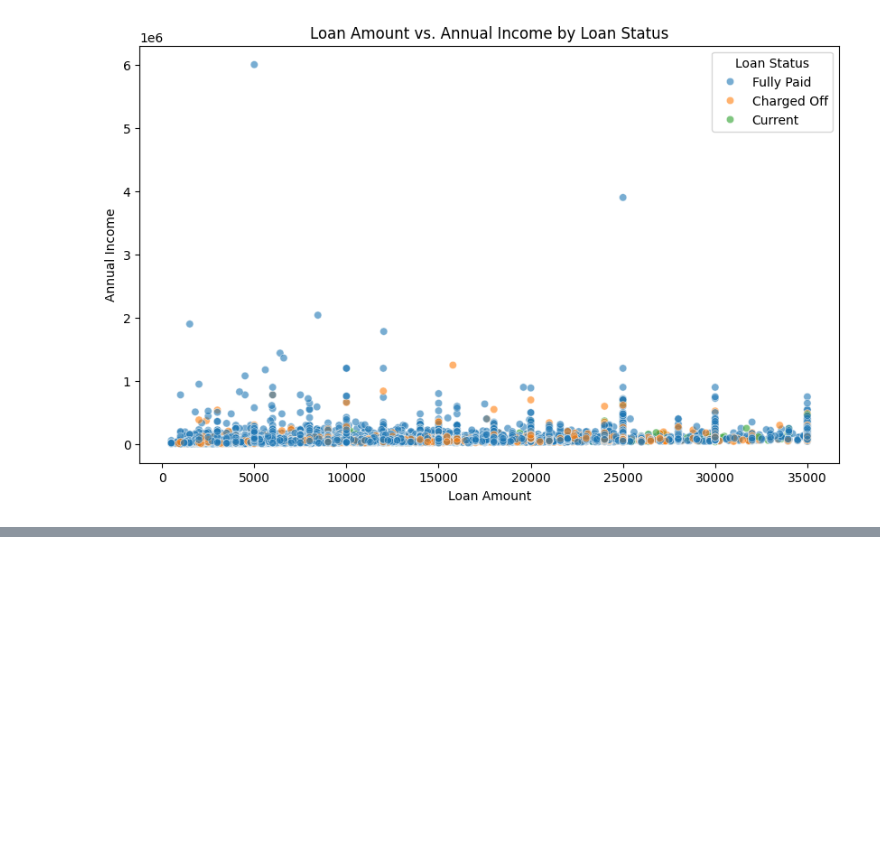
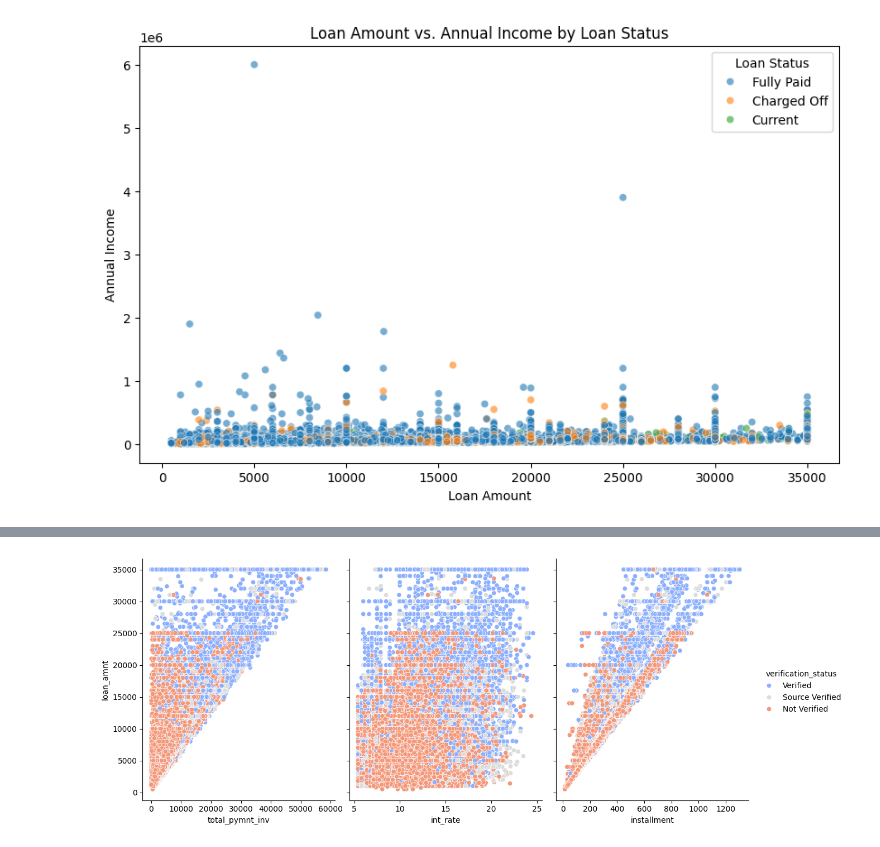
Before and after one commit to Harshareddy000/Loan_case_study, a Jupyter notebook: loan.ipynb, the cells around one changed output, grey strips where cells are left out. Saved outputs shown, nothing was run; the diff lists cells and outputs as text; code cells hidden in the pictures; blank space fills up the shorter version.

```diff
--- a/loan.ipynb
+++ b/loan.ipynb
@@ -508,0 +529,7 @@ plt.show()
+# %%
+x_vars = ['total_pymnt_inv', 'int_rate','installment',]
+y_vars = ['loan_amnt']
+sns.pairplot(df, x_vars=x_vars, y_vars=y_vars, diag_kind=None, hue='verification_status', height=5, aspect=0.8,kind='scatter', palette='coolwarm')
+plt.show()
+# %% [output]
+[figure, added]
```
Also changed, not shown: parts of 36 cells of this notebook.
